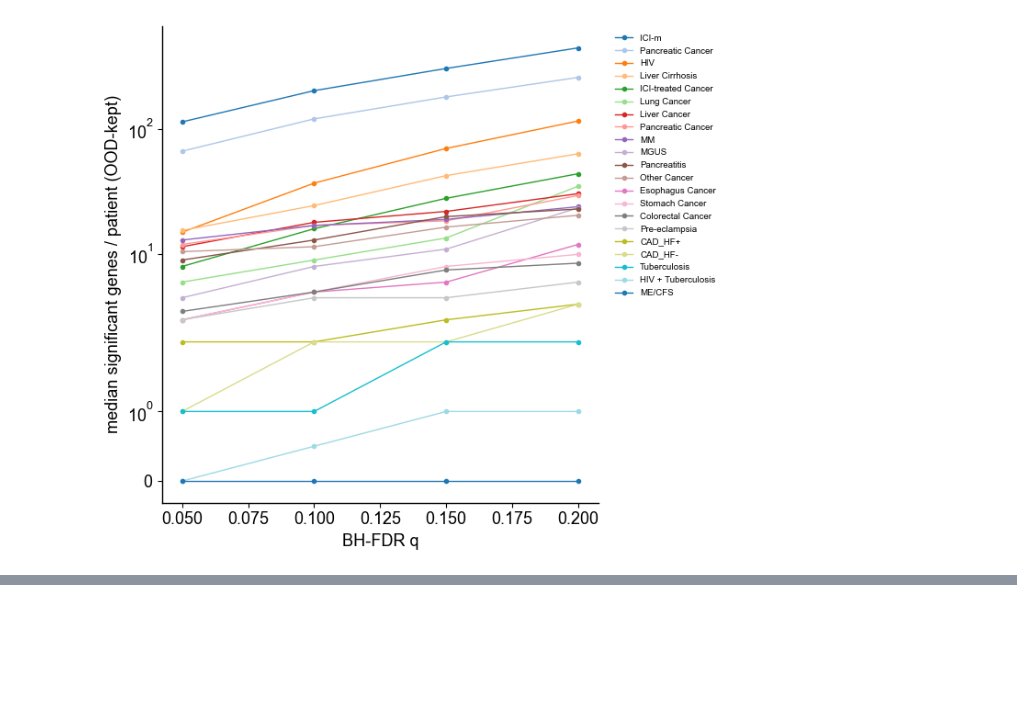
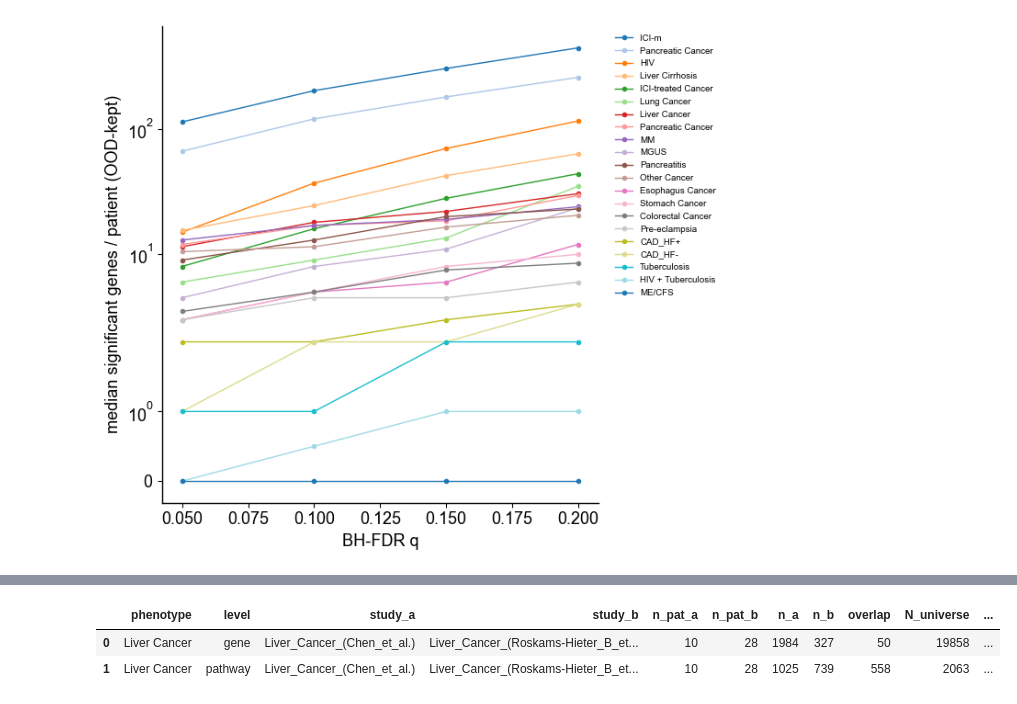
Before and after one commit to jmj3078/cfRNA_Disentaglement, a Jupyter notebook: MixedEffectsModeling/3_disease_scoring.ipynb, the cells around one changed output, grey strips where cells are left out. Cells and saved outputs as stored; diff of their text form; code cells hidden in the pictures; blank space fills up the shorter version.

```diff
--- a/MixedEffectsModeling/3_disease_scoring.ipynb
+++ b/MixedEffectsModeling/3_disease_scoring.ipynb
@@ -600,0 +681,15 @@ fig.savefig(ZDIR / 'fdr_threshold_sweep.png', bbox_inches='tight', dpi=300)
+# %%
+from MixedEffectsModeling.Benchmark import db_hit_compare as dc
+
+CROSS_PATH = config.ROOT / 'MixedEffectsModeling' / 'Benchmark' / 'cross_study_replication.csv'
+if CROSS_PATH.exists():
+    cross_df = pd.read_csv(CROSS_PATH)
+else:
+    cross_df = dc.cross_study_replication()
+    cross_df.to_csv(CROSS_PATH, index=False)
+
+display(cross_df)
+# %% [output]
+|  | phenotype | level | study_a | study_b | n_pat_a | n_pat_b | n_a | n_b | overlap | N_universe | ... |
+| 0 | Liver Cancer | gene | Liver_Cancer_(Chen_et_al.) | Liver_Cancer_(Roskams-Hieter_B_et... | 10 | 28 | 1984 | 327 | 50 | 19858 | ... |
+| 1 | Liver Cancer | pathway | Liver_Cancer_(Chen_et_al.) | Liver_Cancer_(Roskams-Hieter_B_et... | 10 | 28 | 1025 | 739 | 558 | 2063 | ... |
```
Also changed, not shown: parts of 4 cells of this notebook, 10 other files.
